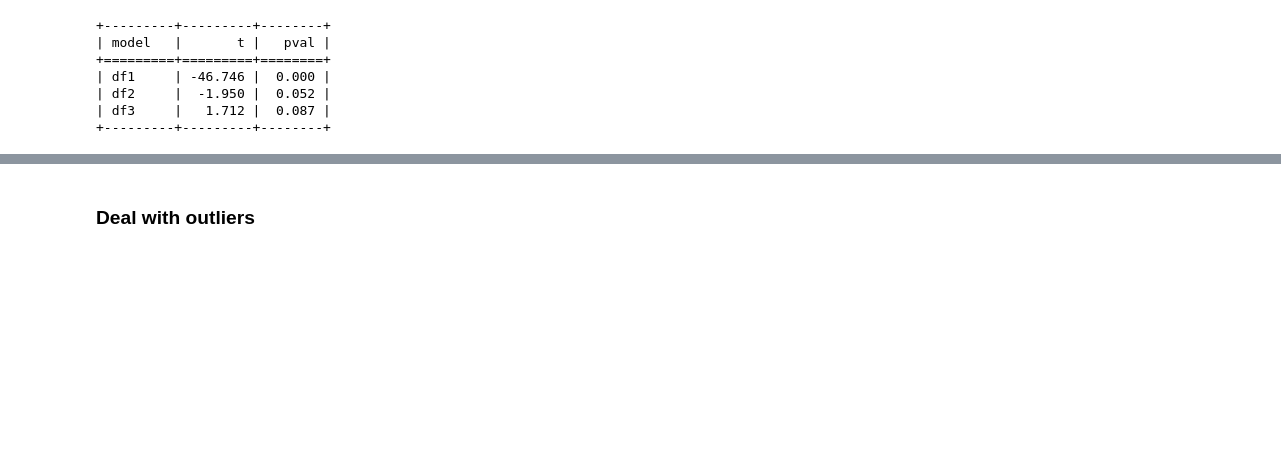
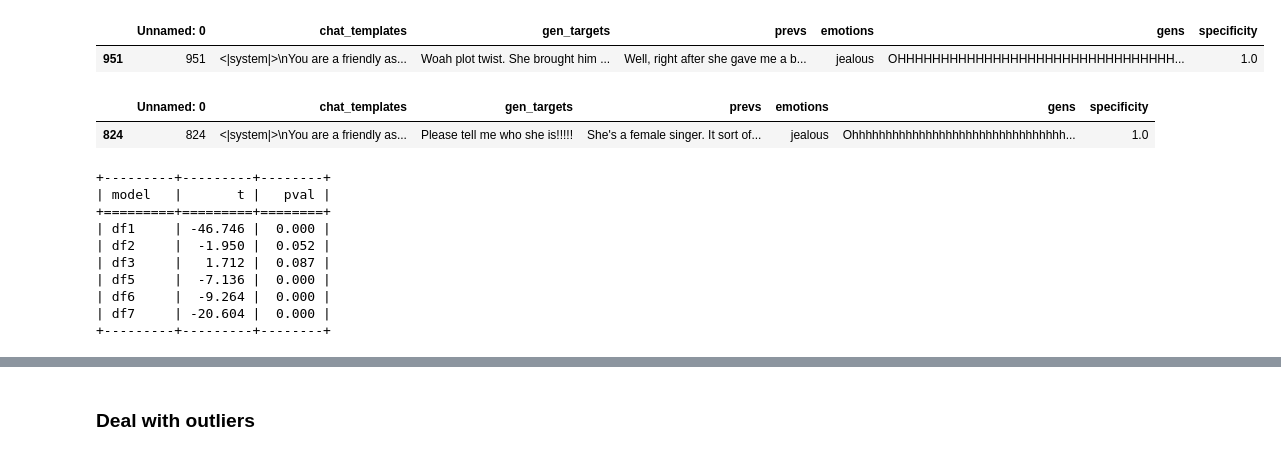
Before and after one commit to justtherightsize/empo, a Jupyter notebook: notebooks/compare_specificity.ipynb, the cells around one changed output, grey strips where cells are left out. Cells and saved outputs as stored; diff of their text form; code cells hidden in the pictures; blank space fills up the shorter version.

```diff
--- a/notebooks/compare_specificity.ipynb
+++ b/notebooks/compare_specificity.ipynb
@@ -34,13 +49,22 @@ specificity_df
+# %%
+df2[df2.specificity == 1]
+# %% [output]
+|  | Unnamed: 0 | chat_templates | gen_targets | prevs | emotions | gens | specificity |
+| 951 | 951 | <|system|>\nYou are a friendly as... | Woah plot twist. She brought him ... | Well, right after she gave me a b... | jealous | OHHHHHHHHHHHHHHHHHHHHHHHHHHHHHHHH... | 1.0 |
+# %%
+df6[df6.specificity == 1]
+# %% [output]
+|  | Unnamed: 0 | chat_templates | gen_targets | prevs | emotions | gens | specificity |
+| 824 | 824 | <|system|>\nYou are a friendly as... | Please tell me who she is!!!!! | She's a female singer. It sort of... | jealous | Ohhhhhhhhhhhhhhhhhhhhhhhhhhhhhhhh... | 1.0 |
 # %%
 # from tabulate import tabulate
 
 # print(tabulate(specificity_df.var(), headers=['model', 'var'], floatfmt=".3f", showindex=False, tablefmt='outline'))
 # %%
-
 sig_thresh = .05
 sig_table = defaultdict(lambda:[])
 
-for col in ['df1','df2','df3']:
+for col in ['df1','df2','df3', 'df5', 'df6', 'df7']:
     sig_table['model'].append(col)
     res = stats.ttest_ind(specificity_df[col], specificity_df['df4'], equal_var=False, permutations=10000, random_state=34)
     sig_table['t'].append(res.statistic)
@@ -55,4 +79,7 @@ print(tabulate(sig_table, headers=sig_table.columns, floatfmt=".3f", showindex=F
 | df1     | -46.746 |  0.000 |
 | df2     |  -1.950 |  0.052 |
 | df3     |   1.712 |  0.087 |
+| df5     |  -7.136 |  0.000 |
+| df6     |  -9.264 |  0.000 |
+| df7     | -20.604 |  0.000 |
 +---------+---------+--------+
```
Also changed, not shown: parts of 13 cells of this notebook, 7 other files.
